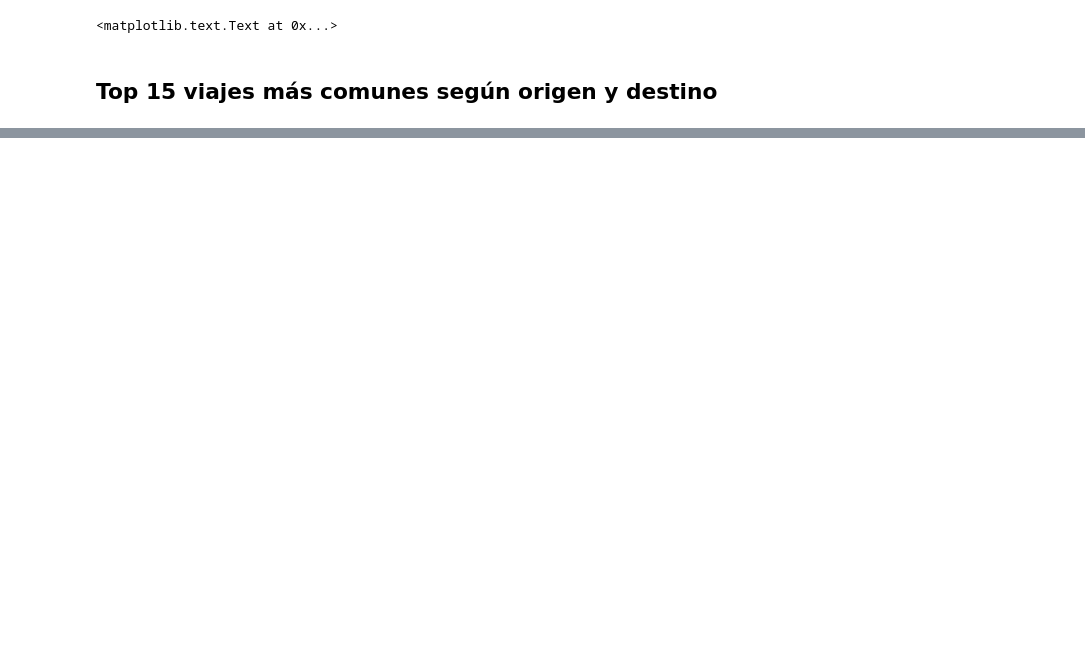
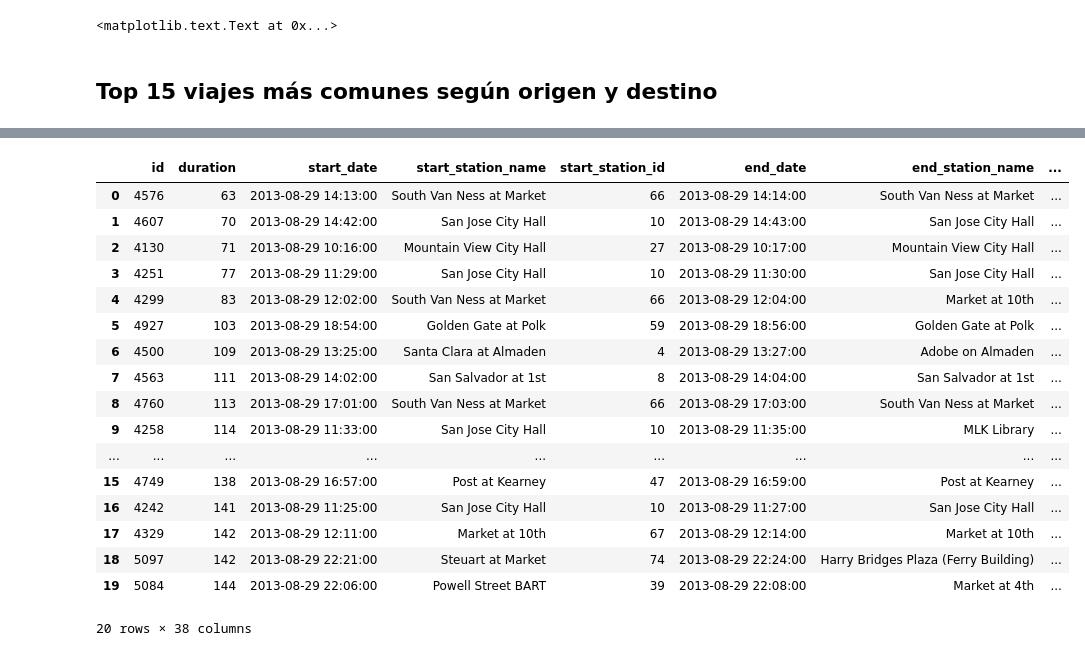
Before and after one commit to agustinpalmeira/TP-BicycleRental, a Jupyter notebook: tp1 - A.E trips.ipynb, the cells around one changed output, grey strips where cells are left out. Drawn from its saved outputs; the diff is of its cells as text; code cells hidden in the pictures; blank space fills up the shorter version.

```diff
--- a/tp1 - A.E trips.ipynb
+++ b/tp1 - A.E trips.ipynb
@@ -112,0 +121,5 @@ See the caveats in the documentation: http://pandas.pydata.org/pandas-docs/stabl
+# %%
+# Para filtrar aquellos viajes que duran menos de 24 hs (menos de 86400 segundos)
+trips_menos_1 = trips.loc[trips.duration < 86400,:]
+
+trips_menos_1.tail(12)
@@ -112,0 +140,7 @@ See the caveats in the documentation: http://pandas.pydata.org/pandas-docs/stabl
+# %%
+# Para separar por anio , mes y dia
+trips_menos_1['year'] = pd.DatetimeIndex(trips_menos_1['start_date']).year
+trips_menos_1['month'] = pd.DatetimeIndex(trips_menos_1['start_date']).month
+trips_menos_1['day'] = pd.DatetimeIndex(trips_menos_1['start_date']).day
+
+trips_menos_1.head(15)
@@ -112,0 +178,9 @@ See the caveats in the documentation: http://pandas.pydata.org/pandas-docs/stabl
+# %%
+weather = pd.read_csv('/home/florencia/Datos/Data/sf-bay-area-bike-share/weather.csv', low_memory=False)
+
+weather.date = pd.to_datetime(weather.date, format='%m/%d/%Y')
+
+# Para separar por anio , mes y dia
+weather['year'] = pd.DatetimeIndex(weather['date']).year
+weather['month'] = pd.DatetimeIndex(weather['date']).month
+weather['day'] = pd.DatetimeIndex(weather['date']).day
@@ -112,0 +211,5 @@ See the caveats in the documentation: http://pandas.pydata.org/pandas-docs/stabl
+# %%
+# Me quedo con el zip code 94107 pues es el que presenta menos cantidad de valores nulos
+weather_94107 = weather.loc[weather['zip_code'] == 94107 , :]
+
+weather_94107.head(10)
@@ -112,0 +229,23 @@ See the caveats in the documentation: http://pandas.pydata.org/pandas-docs/stabl
+# %%
+trips_weather_94107 = pd.merge(trips_menos_1,weather_94107,how='left',on=['year','month','day'])
+
+trips_weather_94107.head(20)
+# %% [output]
+|  | id | duration | start_date | start_station_name | start_station_id | end_date | end_station_name | ... |
+| 0 | 4576 | 63 | 2013-08-29 14:13:00 | South Van Ness at Market | 66 | 2013-08-29 14:14:00 | South Van Ness at Market | ... |
+| 1 | 4607 | 70 | 2013-08-29 14:42:00 | San Jose City Hall | 10 | 2013-08-29 14:43:00 | San Jose City Hall | ... |
+| 2 | 4130 | 71 | 2013-08-29 10:16:00 | Mountain View City Hall | 27 | 2013-08-29 10:17:00 | Mountain View City Hall | ... |
+| 3 | 4251 | 77 | 2013-08-29 11:29:00 | San Jose City Hall | 10 | 2013-08-29 11:30:00 | San Jose City Hall | ... |
+| 4 | 4299 | 83 | 2013-08-29 12:02:00 | South Van Ness at Market | 66 | 2013-08-29 12:04:00 | Market at 10th | ... |
+| 5 | 4927 | 103 | 2013-08-29 18:54:00 | Golden Gate at Polk | 59 | 2013-08-29 18:56:00 | Golden Gate at Polk | ... |
+| 6 | 4500 | 109 | 2013-08-29 13:25:00 | Santa Clara at Almaden | 4 | 2013-08-29 13:27:00 | Adobe on Almaden | ... |
+| 7 | 4563 | 111 | 2013-08-29 14:02:00 | San Salvador at 1st | 8 | 2013-08-29 14:04:00 | San Salvador at 1st | ... |
+| 8 | 4760 | 113 | 2013-08-29 17:01:00 | South Van Ness at Market | 66 | 2013-08-29 17:03:00 | South Van Ness at Market | ... |
+| 9 | 4258 | 114 | 2013-08-29 11:33:00 | San Jose City Hall | 10 | 2013-08-29 11:35:00 | MLK Library | ... |
+| ... | ... | ... | ... | ... | ... | ... | ... | ... |
+| 15 | 4749 | 138 | 2013-08-29 16:57:00 | Post at Kearney | 47 | 2013-08-29 16:59:00 | Post at Kearney | ... |
+| 16 | 4242 | 141 | 2013-08-29 11:25:00 | San Jose City Hall | 10 | 2013-08-29 11:27:00 | San Jose City Hall | ... |
+| 17 | 4329 | 142 | 2013-08-29 12:11:00 | Market at 10th | 67 | 2013-08-29 12:14:00 | Market at 10th | ... |
+| 18 | 5097 | 142 | 2013-08-29 22:21:00 | Steuart at Market | 74 | 2013-08-29 22:24:00 | Harry Bridges Plaza (Ferry Building) | ... |
+| 19 | 5084 | 144 | 2013-08-29 22:06:00 | Powell Street BART | 39 | 2013-08-29 22:08:00 | Market at 4th | ... |
+20 rows × 38 columns
```
Also changed, not shown: parts of 11 cells of this notebook.
